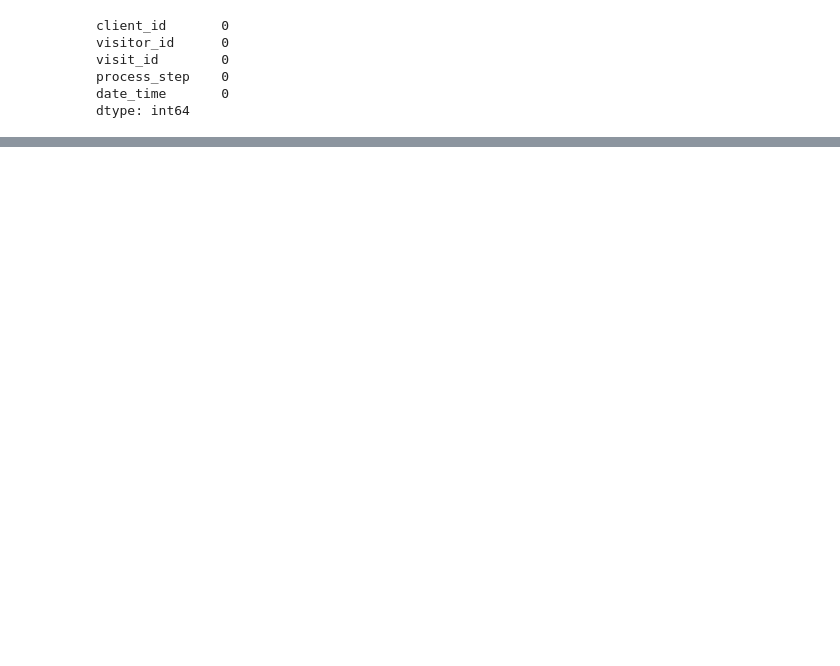
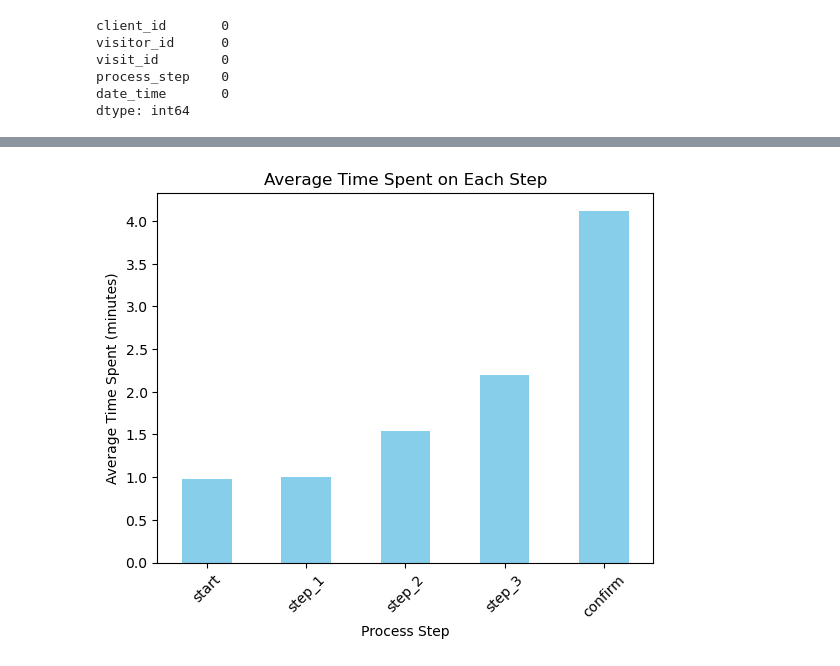
Before and after one commit to SheryllD/Project2, a Jupyter notebook: lu_datawrangling.ipynb, the cells around one changed output, grey strips where cells are left out. Cells and saved outputs as stored; diff of their text form; code cells hidden in the pictures; blank space fills up the shorter version.

```diff
--- a/lu_datawrangling.ipynb
+++ b/lu_datawrangling.ipynb
@@ -92,0 +117,33 @@ Name: count, dtype: int64
+# %%
+# Time Spent on Each Step: The average duration users spend on each step.
+# create a new coumn called 'time_spent' that calculates the time spent on each step.
+
+# step 1. Convert date_time to datetime format
+df_web['date_time'] = pd.to_datetime(df_web['date_time'])
+
+# step 2. Sort the DataFrame by client_id and date_time to ensure the time difference is calculated correctly.
+df_web = df_web.sort_values(by=['client_id', 'visit_id', 'date_time'])
+
+# step 3. Calculate time spent between steps per client/session
+# Shift to get the next step's time within each session
+df_web['next_step_time'] = df_web.groupby(['client_id', 'visit_id'])['date_time'].shift(-1)
+# Time spent on each step
+df_web['time_spent'] = df_web['next_step_time'] - df_web['date_time']
+
+# step 4. Calculate average time per step
+avg_time_per_step = df_web.groupby('process_step')['time_spent'].mean()
+
+print(avg_time_per_step)
+
+# Visualization
+# Convert timedelta to minutes (as float)
+avg_time_per_step_minutes = avg_time_per_step.dt.total_seconds() / 60
+step_order = ['start', 'step_1', 'step_2', 'step_3', 'confirm']
+avg_time_per_step_minutes = avg_time_per_step_minutes.reindex(step_order)
+plot = avg_time_per_step_minutes.plot(kind='bar', color='skyblue')
+plt.title('Average Time Spent on Each Step')
+plt.xlabel('Process Step')
+plt.ylabel('Average Time Spent (minutes)')
+plt.xticks(rotation=45)
+plt.show()
+# %% [output]
@@ -92,0 +157 @@ Name: count, dtype: int64
+[figure, added]
```
Also changed, not shown: parts of 19 cells of this notebook.
